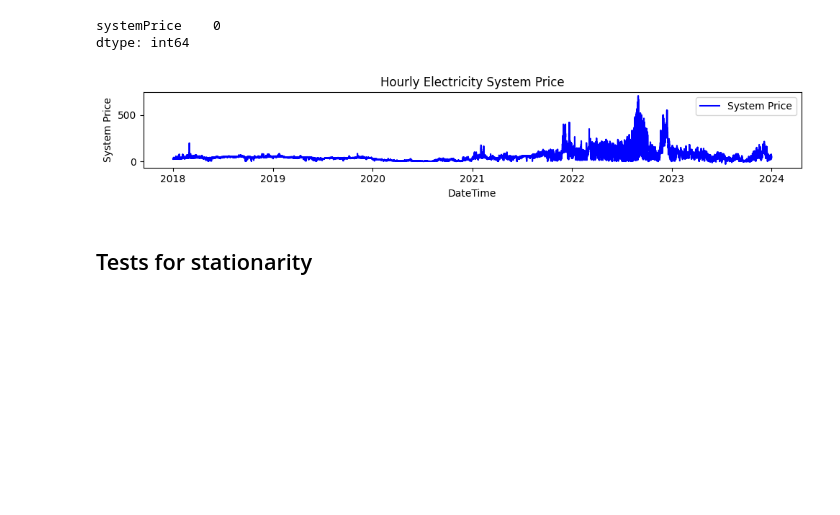
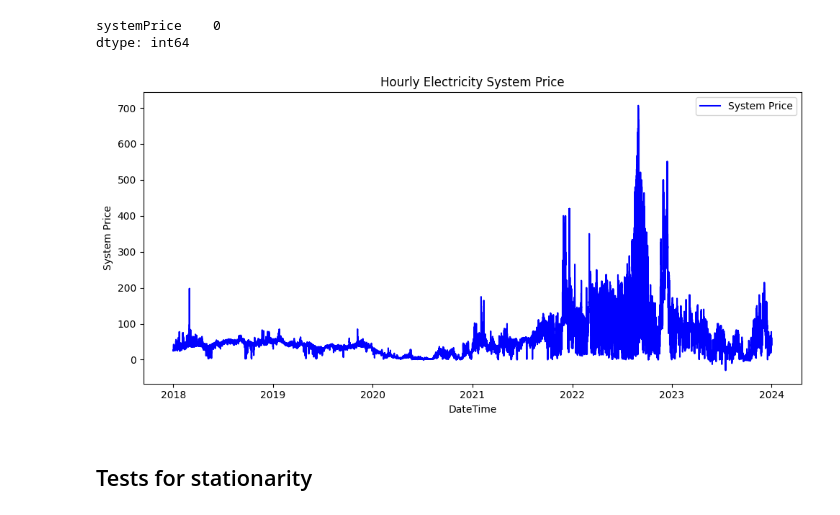
Before and after one commit to evenbakke/MasterThesis-, a Jupyter notebook: ARIMA Mathias.ipynb, the cells around one changed output. Cells and saved outputs as stored; diff of their text form; code cells hidden in the pictures; blank space fills up the shorter version.

```diff
--- a/ARIMA Mathias.ipynb
+++ b/ARIMA Mathias.ipynb
@@ -20,18 +20,18 @@ systemPrice    0
 dtype: int64
 # %%
 # Plotting
-plt.figure(figsize=(10, 2))  # Optional: Adjust figure size
+plt.figure(figsize=(10, 5))  # Optional: Adjust figure size
 plt.plot(df.index, df['systemPrice'], label='System Price', color='blue')  # Plot systemPrice
 plt.title('Hourly Electricity System Price')  # Title
 plt.xlabel('DateTime')  # X-axis label
 plt.ylabel('System Price')  # Y-axis label
 plt.legend()  # Show legend
 plt.tight_layout()  # Optional: Adjust layout to make room for labels
 
 # To show the plot if not automatically displayed
 plt.show()
 # %% [output]
-[figure, old version]
+[figure, new version]
 # %% [markdown]
 ## Tests for stationarity
 # %%
```
Also changed, not shown: parts of 1 cell of this notebook, 1 other file.
